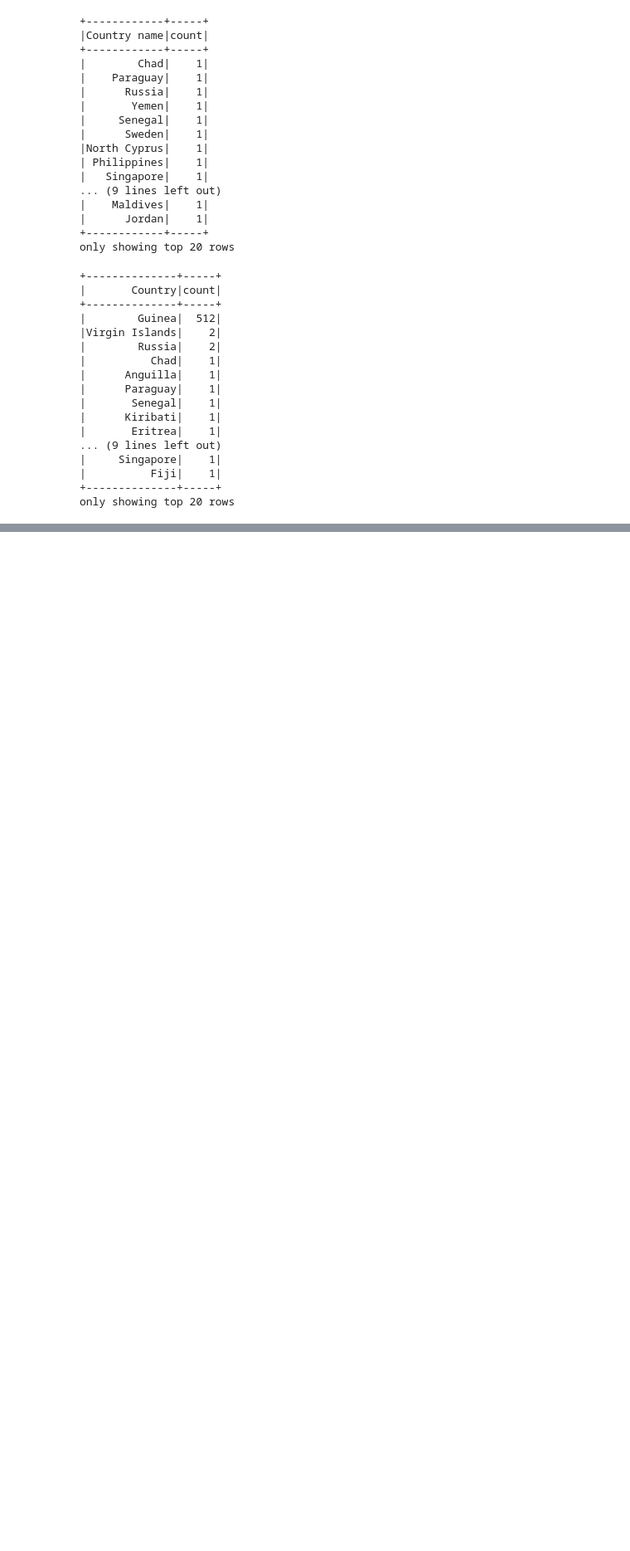
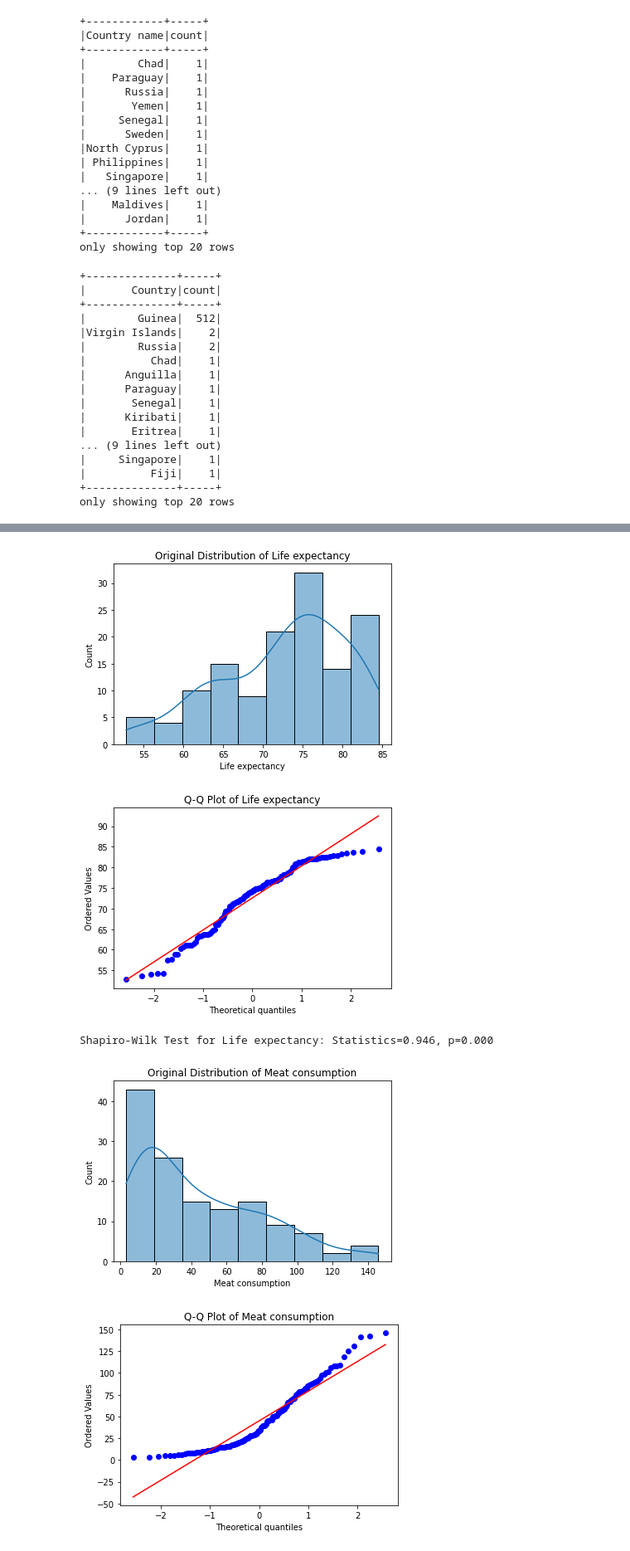
Before and after one commit to wz980305/Infosys-722-Iteration-4-BDAS, a Jupyter notebook: BDAS.ipynb, the cells around one changed output, grey strips where cells are left out. Shown at 83% size. Cells and saved outputs as stored; diff of their text form; code cells hidden in the pictures; blank space fills up the shorter version.

Commit message:
Complete the data preparation and data transformation of project.

```diff
--- a/BDAS.ipynb
+++ b/BDAS.ipynb
@@ -277,0 +474,4 @@ only showing top 20 rows
+# %%
+#%% Figure 3.3-2: Screenshot of Data Derive of the Dataset of “World Happiness Report 2020” - Create the new variable “Country”
+world_happiness_report_selected = world_happiness_report_selected.withColumn("Country", col("Country name"))
+world_happiness_report_selected = world_happiness_report_selected.drop("Country name")
@@ -277,0 +492,8 @@ only showing top 20 rows
+# %%
+## 3.4. Data Integration
+
+#%% Figure 3.4-1: Screenshot of Merge the Selected Dataset of “World Happiness Report 2020” and “World Data by Country 2020”
+world_happiness_report_selected = world_happiness_report_selected.withColumn("Country", trim(col("Country")))
+world_data_by_country_selected = world_data_by_country_selected.withColumn("Country", trim(col("Country")))
+
+world_happiness_report_selected_combined_world_data_by_country_selected = world_happiness_report_selected.join(world_data_by_country_selected, on='Country', how='inner')
@@ -277,0 +532,6 @@ only showing top 20 rows
+# %%
+#%% Figure 3.5-2: Screenshot of the Merged Selected Dataset of “World Happiness Report 2020” and “World Data by Country 2020”
+merged_selected_dataset_new_order = ['Country', 'Ladder score', 'Fertility', 'GDP per capita', 'Life expectancy', 'Meat consumption', 'Median age', 'Population growth', 'Sex-ratio', 'Suicide rate', 'Urbanization rate']
+world_happiness_report_selected_combined_world_data_by_country_selected = world_happiness_report_selected_combined_world_data_by_country_selected.select(*merged_selected_dataset_new_order)
+
+world_happiness_report_selected_combined_world_data_by_country_selected.show()
@@ -277,0 +591,5 @@ only showing top 20 rows
+# %%
+#%% Figure 4.1-3: Screenshot of Filter on the World Happiness Report and World Data by Country - Data Reduction
+world_happiness_report_selected_combined_world_data_by_country_selected = world_happiness_report_selected_combined_world_data_by_country_selected.drop('Sex-ratio', 'Suicide rate')
+
+world_happiness_report_selected_combined_world_data_by_country_selected.show()
@@ -277,0 +669,15 @@ only showing top 20 rows
+# %%
+#%% Figure 4.2-1: Screenshot of Transform on the Merged Selected Dataset of World Happiness Report and World Data by Country
+world_happiness_report_selected_combined_world_data_by_country_selected = analyze_and_transform(world_happiness_report_selected_combined_world_data_by_country_selected, 'Life expectancy')
+world_happiness_report_selected_combined_world_data_by_country_selected = analyze_and_transform(world_happiness_report_selected_combined_world_data_by_country_selected, 'Meat consumption')
+world_happiness_report_selected_combined_world_data_by_country_selected = analyze_and_transform(world_happiness_report_selected_combined_world_data_by_country_selected, 'GDP per capita')
+world_happiness_report_selected_combined_world_data_by_country_selected = analyze_and_transform(world_happiness_report_selected_combined_world_data_by_country_selected, 'Median age')
+world_happiness_report_selected_combined_world_data_by_country_selected = analyze_and_transform(world_happiness_report_selected_combined_world_data_by_country_selected, 'Urbanization rate')
+world_happiness_report_selected_combined_world_data_by_country_selected = analyze_and_transform(world_happiness_report_selected_combined_world_data_by_country_selected, 'Fertility')
+world_happiness_report_selected_combined_world_data_by_country_selected = analyze_and_transform(world_happiness_report_selected_combined_world_data_by_country_selected, 'Population growth')
+# %% [output]
+[figure, added]
+[figure, added]
+Shapiro-Wilk Test for Life expectancy: Statistics=0.946, p=0.000
+[figure, added]
+[figure, added]
```
Also changed, not shown: parts of 24 cells of this notebook.
